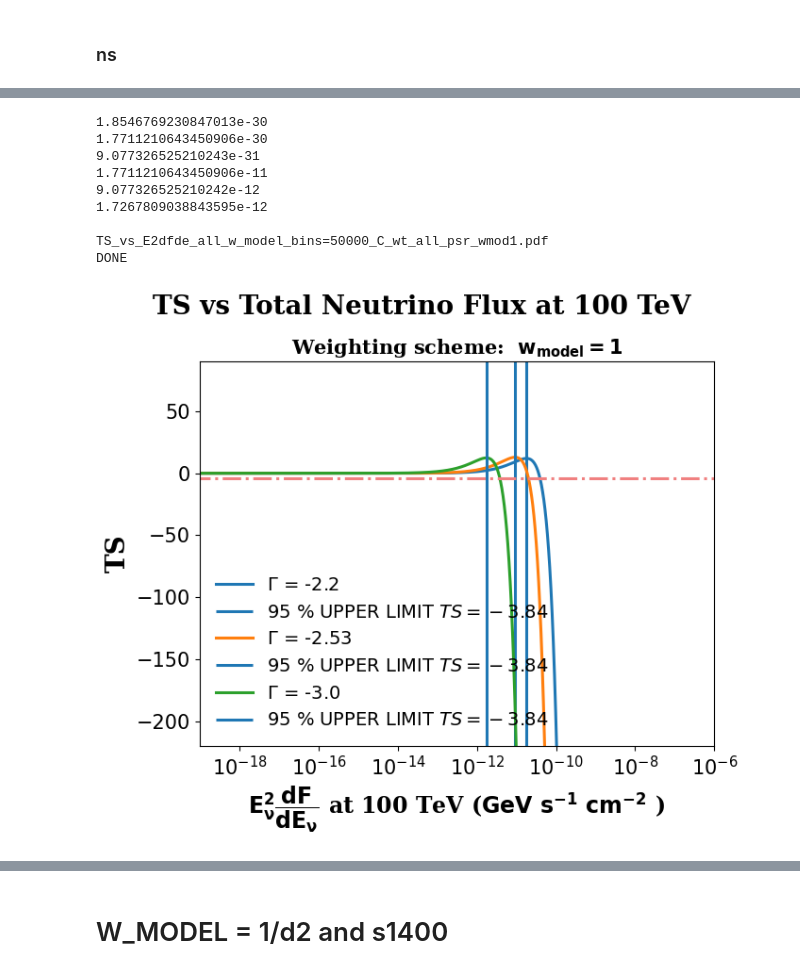
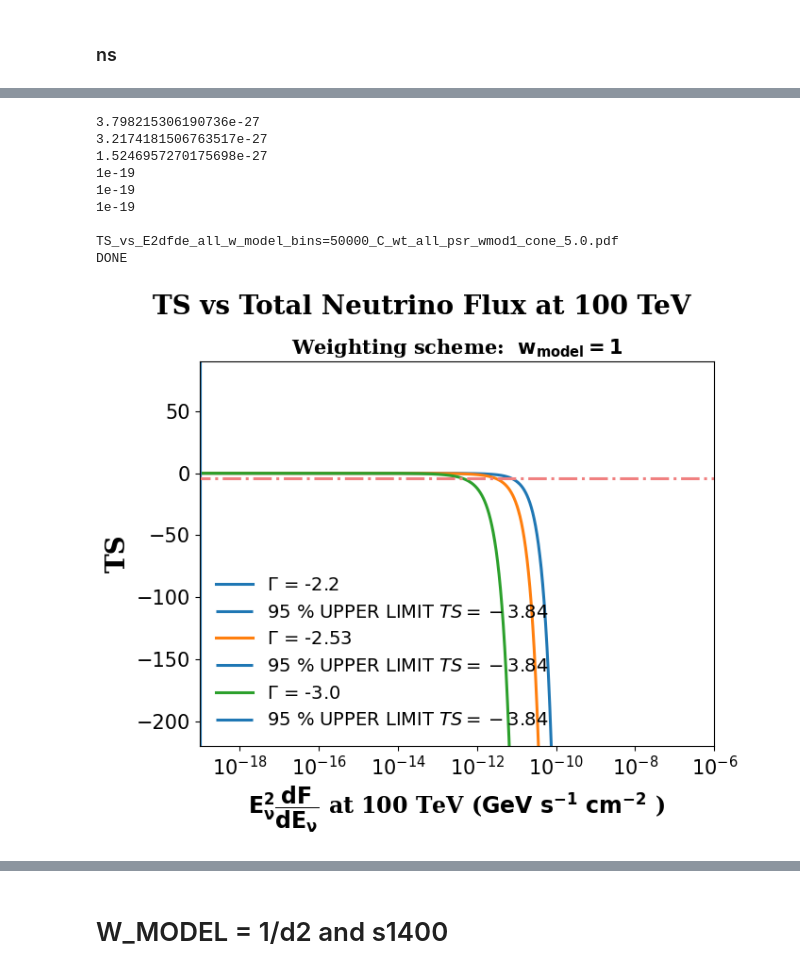
Before and after one commit to DarkWake9/IceCube-Package, a Jupyter notebook: package/task4s_final_plotting.ipynb, the cells around one changed output, grey strips where cells are left out. Cells and saved outputs as stored; diff of their text form; code cells hidden in the pictures.

Commit message:
06072023 - 18.31 - UPDATE: SIGNAL AND BGND PDFS NOW HAVE THE SAME CONE

```diff
--- a/package/task4s_final_plotting.ipynb
+++ b/package/task4s_final_plotting.ipynb
@@ -42,6 +42,9 @@ set_num_threads(num_threads)
 # UNCOMMENT FOR LINEAR BINS
 # all_enu = np.linspace(10**11.001, 10**18.999, 1000)
 all_enu = e_nu_wall
+cone_deg = 5.0
+cone = np.deg2rad(cone_deg)
+cut = cone
 
 # enus = 0.5*(all_enu[1:]+all_enu[:-1])
 # UNCOMMENT FOR DENSER LOGARITHMIC BINS, optimal nbins is 1e6
@@ -315,9 +330,9 @@ Ns = lnu#np.count_nonzero(nuind+1)
 # %% [markdown]
 # W_MODEL=1 ONLY
 # %%
-if os.path.isfile(altier_path[0] + f'all_Si_ws_g_s_{len(enus)}_bins_C_wt_all_psr_wmod1.pkl'):
+if os.path.isfile(altier_path[0] + f'all_Si_ws_g_s_{len(enus)}_bins_C_wt_bins_C_wt_all_psr_wmod1_cone_{cone_deg}.pkl'):
     print("Loading all_Si_ws_g_s from pickle")
-    with open(altier_path[0] + f'all_Si_ws_g_s_{len(enus)}_bins_C_wt_all_psr_wmod1.pkl', 'rb') as f:
+    with open(altier_path[0] + f'all_Si_ws_g_s_{len(enus)}_bins_C_wt_bins_C_wt_all_psr_wmod1_cone_{cone_deg}.pkl', 'rb') as f:
         all_Si_ws_g_s = pickle.load(f)
     print("Loaded all_Si_ws_g_s from pickle with nbins =", len(enus))
 else:
@@ -349,6 +364,6 @@ else:
 
     print("Calculated S_i for all neutrinos and gammas and weighting schemes")
     #Save to pickle
-    with open(altier_path[0] + f'all_Si_ws_g_s_{len(enus)}_bins_C_wt_all_psr_wmod1.pkl', 'wb') as f:
+    with open(altier_path[0] + f'all_Si_ws_g_s_{len(enus)}_bins_C_wt_bins_C_wt_all_psr_wmod1_cone_{cone_deg}.pkl', 'wb') as f:
         pickle.dump(all_Si_ws_g_s, f)
 # %% [output]
@@ -373,9 +388,9 @@ def ns_HAT_all_season_all_psr_sing_gamma_wt_wtht_weights(gamma, e_nus=enus, phi0
     return np.array([np.sum(ns_hat_wt)], dtype=np.float64)
 #Pickle
 arr = []
-if os.path.isfile(altier_path[0] + f'ns_all_ws_{len(enus)}_bins_C_wt_all_psr_wmod1.pkl'):
+if os.path.isfile(altier_path[0] + f'ns_all_ws_{len(enus)}_bins_C_wt_bins_C_wt_all_psr_wmod1_cone_{cone_deg}.pkl'):
     print("Loading ns_hat from pickle...")
-    with open(altier_path[0] + f'ns_all_ws_{len(enus)}_bins_C_wt_all_psr_wmod1.pkl', 'rb') as f:
+    with open(altier_path[0] + f'ns_all_ws_{len(enus)}_bins_C_wt_bins_C_wt_all_psr_wmod1_cone_{cone_deg}.pkl', 'rb') as f:
         arr = pickle.load(f)
     print("Loaded ns_hat from pickle with nbins =", len(enus))
 else:
@@ -389,7 +404,7 @@ else:
         tmp = []
 
     arr = np.array(arr, dtype=np.float64)
-    with open(altier_path[0] + f'ns_all_ws_{len(enus)}_bins_C_wt_all_psr_wmod1.pkl', 'wb') as f:
+    with open(altier_path[0] + f'ns_all_ws_{len(enus)}_bins_C_wt_bins_C_wt_all_psr_wmod1_cone_{cone_deg}.pkl', 'wb') as f:
         pickle.dump(arr, f)
     print("\nCalculationed ns_HAT for all gamma and weighting schemes")
 # %% [output]
@@ -398,6 +413,5 @@ Calculationed ns_HAT for all gamma and weighting schemes
 # %%
 print('\nCALCULATING TS FOR ALL PSRS FOR ALL GAMMAS FOR ALL WEIGHTS\n')
-phio = np.logspace(-38, -28, 1000)
 all_TSS_wmod1 = []
 for gamma in prange(len(gamma_arr)):
     print("gamma = {}".format(gamma))
@@ -426,7 +440,7 @@ for g in range(len(gamma_arr)):
 
     print('wt\n')
 
-# with open(altier_path[0] + f'all_TSS_{len(enus)}_bins_C_wt_all_psr_wmod1.pkl', 'wb') as f:
+# with open(altier_path[0] + f'all_TSS_{len(enus)}_bins_C_wt_bins_C_wt_all_psr_wmod1_cone_{cone_deg}.pkl', 'wb') as f:
     # pickle.dump(all_TSS_wmod1, f)
 # %% [output]
 CALCULATING TS FOR ALL PSRS FOR ALL GAMMAS FOR ALL WEIGHTS
@@ -525,8 +539,8 @@ fig, axs = plt.subplots(1,1, figsize=(7, 6))
 for gamma in [ 1, 2, 3]:#range(4):
 
     axs.plot(1e28 * dfde(1e14, gamma_arr[gamma], 1) *phio /1e9, all_TSS_wmod1[gamma], label='$\Gamma$ = ' + str(gamma_arr[gamma]), lw=2.2)# + ' with wt')    #in GeV
-    axs.vlines(1e19*phio[np.argmax(all_TSS_wmod1[gamma])], -1e7, 90,lw=2.2, label='95 % UPPER LIMIT $TS = -3.84$')
-    print(1e19*phio[np.argmax(all_TSS_wmod1[gamma])])
+    axs.vlines(1e19*phio[np.nanargmax(all_TSS_wmod1[gamma])], -1e7, 90,lw=2.2, label='95 % UPPER LIMIT $TS = -3.84$')
+    print(1e19*phio[np.nanargmax(all_TSS_wmod1[gamma])])
 
 
 axs.set_title('Weighting scheme:  $\mathsf{\mathbf{w_{model} = 1}}$', fontdict=smallerfont)
@@ -548,47 +562,47 @@ axs.set_xlim(0.95e-19, 1e-6)
 plt.suptitle('TS vs Total Neutrino Flux at 100 TeV', fontweight='bold', fontsize=20, fontfamily='serif')
 
 plt.tight_layout()
-plt.savefig(f'outputs/TS_vs_E2dfde_all_w_model_bins={len(enus)}_C_wt_all_psr_wmod1.pdf')
+plt.savefig(f'outputs/TS_vs_E2dfde_all_w_model_bins={len(enus)}_C_wt_all_psr_wmod1_cone_{cone_deg}.pdf')
 # plt.show()
-print(f'\nTS_vs_E2dfde_all_w_model_bins={len(enus)}_C_wt_all_psr_wmod1.pdf\nDONE')
+print(f'\nTS_vs_E2dfde_all_w_model_bins={len(enus)}_C_wt_all_psr_wmod1_cone_{cone_deg}.pdf\nDONE')
 
 
 #SIMILAR PLOTS FOR 95% UPPER LIMIT
 fig, axs = plt.subplots(1, 1, figsize=(7, 6))
 
 
 
 
 for gamma in range(1, len(gamma_arr)):
 
     axs.plot(np.divide(e_decade, 1e9), np.multiply(all_UL[gamma], 3), label='$\Gamma$ = ' + str(gamma_arr[gamma]), lw=2.2, ls='-')# + ' with wt')    #in GeV
 
 
 axs.set_xscale('log')
 axs.set_yscale('log')
 axs.set_xlabel('E$_{\u03BD}$ (GeV)', fontdict=axesfont)
 axs.set_ylabel('$\mathsf{\mathbf{E^2_{\u03BD} \dfrac{dF}{dE_{\u03BD}}}}$ at 100 TeV ($\mathsf{\mathbf{GeV}}$ $\mathsf{\mathbf{s^{-1}}}$ $\mathsf{\mathbf{cm^{-2}}}$ )', fontdict=axesfont)
 axs.xaxis.set_tick_params(labelsize=15)
 axs.yaxis.set_tick_params(labelsize=15)
 
 axs.legend(prop={'size':14}, framealpha=0, loc='lower left')
 
 
 axs.set_title('Weighting scheme:  $\mathsf{\mathbf{w_{model} = 1}}$', fontdict=smallerfont)
 
 
 plt.suptitle('95% UL of Total Energy Flux vs Neutrino Energy', fontweight='bold', fontsize=20, fontfamily='serif')
 plt.tight_layout()
-plt.savefig(f'outputs/UL_all_w_model_bins={len(enus)}_C_wt_all_psr_wmod1.pdf')
+plt.savefig(f'outputs/UL_all_w_model_bins={len(enus)}_C_wt_all_psr_wmod1_cone_{cone_deg}.pdf')
 plt.show()
 # %% [output]
-1.8546769230847013e-30
-1.7711210643450906e-30
-9.077326525210243e-31
-1.7711210643450906e-11
-9.077326525210242e-12
-1.7267809038843595e-12
+3.798215306190736e-27
+3.2174181506763517e-27
+1.5246957270175698e-27
+1e-19
+1e-19
+1e-19
 
-TS_vs_E2dfde_all_w_model_bins=50000_C_wt_all_psr_wmod1.pdf
+TS_vs_E2dfde_all_w_model_bins=50000_C_wt_all_psr_wmod1_cone_5.0.pdf
 DONE
-[figure, old version]
+[figure, new version]
```
Also changed, not shown: parts of 18 cells of this notebook, 25 other files.
